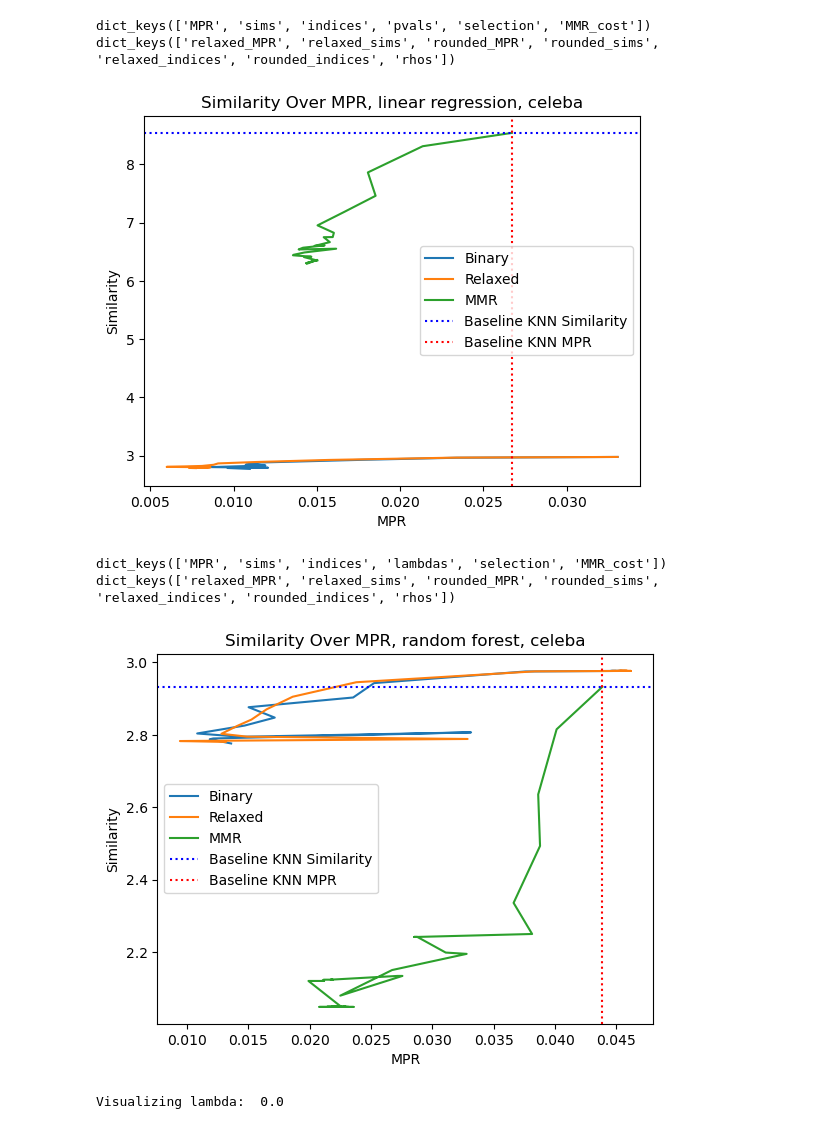
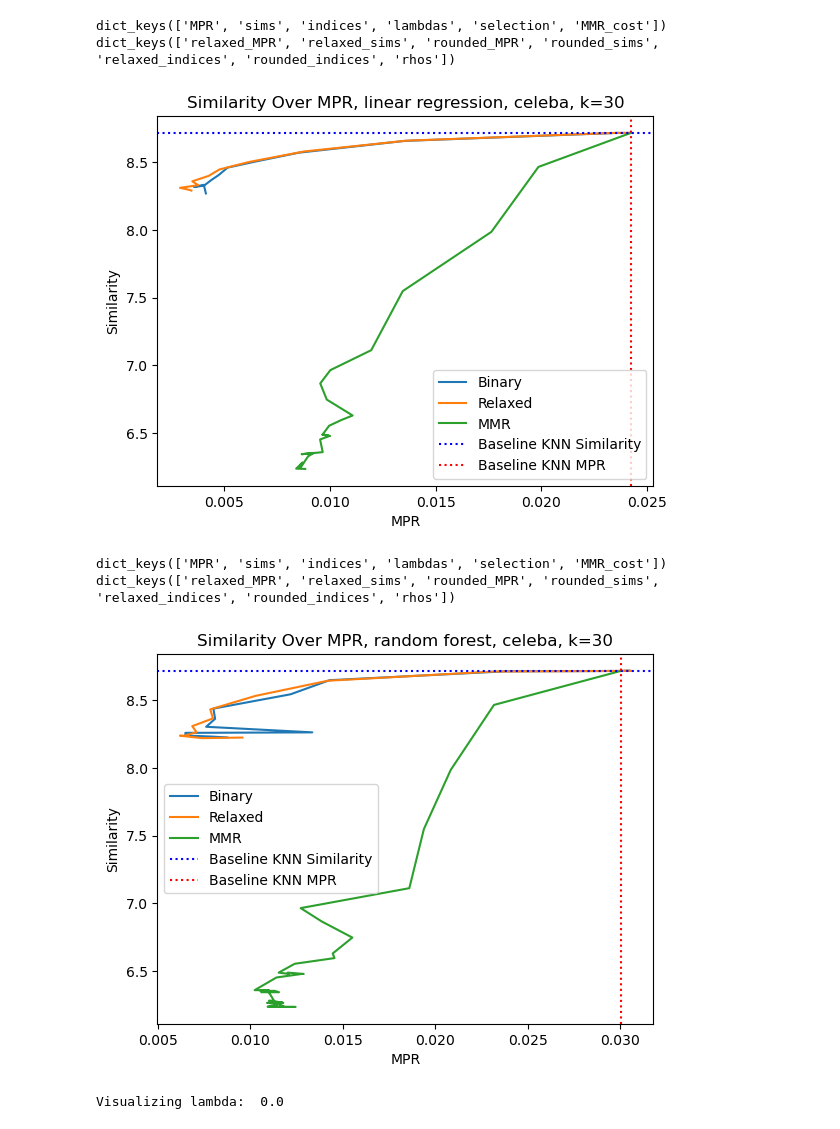
Before and after one commit to alex-oesterling/representational-retrieval, a Jupyter notebook: results/visualize_selection.ipynb, the cells around one changed output. Drawn from its saved outputs; the diff is of its cells as text; code cells hidden in the pictures.

Commit message:
Updated Plots

```diff
--- a/results/visualize_selection.ipynb
+++ b/results/visualize_selection.ipynb
@@ -4,45 +4,49 @@ from IPython.display import Image
 import numpy as np
 import matplotlib.pyplot as plt
 # %%
-with open('./celeba_mmr_10_linearregression.pkl', 'rb+') as f:
+functionclass = "linear regression"
+dataset = "celeba"
+k = 30
+
+with open('./alex/celeba_mmr_{}_linearregression.pkl'.format(k), 'rb+') as f:
         results_mmr_30_lr = pickle.load(f)
 
-with open('./celeba_oracle_10_linearregression.pkl', 'rb+') as f:
+with open('./alex/celeba_oracle_{}_linearregression.pkl'.format(k), 'rb+') as f:
         results_oracle_30_lr = pickle.load(f)
 
-functionclass = "linear regression"
-dataset = "celeba"
 
 print(results_mmr_30_lr.keys())
 print(results_oracle_30_lr.keys())
 
 sim_baseline = results_mmr_30_lr['sims'][0]
 rep_baseline = results_mmr_30_lr['MPR'][0]
 
 plt.figure()
-plt.title("Similarity Over MPR, {}, {}".format(functionclass, dataset))
+plt.title("Similarity Over MPR, {}, {}, k={}".format(functionclass, dataset,k))
 plt.plot(results_oracle_30_lr["rounded_MPR"], results_oracle_30_lr["rounded_sims"], label="Binary")
 plt.plot(results_oracle_30_lr["relaxed_MPR"], results_oracle_30_lr["relaxed_sims"], label="Relaxed")
 plt.plot(results_mmr_30_lr["MPR"], results_mmr_30_lr["sims"], label="MMR")
 plt.axhline(y=sim_baseline, color='b', linestyle=':', label="Baseline KNN Similarity")
 plt.axvline(x=rep_baseline, color='r', linestyle=':', label="Baseline KNN MPR")
 plt.xlabel('MPR')
 plt.ylabel('Similarity')
 plt.legend()
-plt.savefig("Similarity Over MPR, {}, {} K=10.png".format(functionclass, dataset))
+plt.savefig("Similarity Over MPR, {}, {} K={}.png".format(functionclass, dataset,k))
 # %% [output]
-dict_keys(['MPR', 'sims', 'indices', 'pvals', 'selection', 'MMR_cost'])
+dict_keys(['MPR', 'sims', 'indices', 'lambdas', 'selection', 'MMR_cost'])
 dict_keys(['relaxed_MPR', 'relaxed_sims', 'rounded_MPR', 'rounded_sims', 'relaxed_indices', 'rounded_indices', 'rhos'])
-[figure, old version]
+[figure, new version]
 # %%
-with open('./celeba_mmr_10_randomforest.pkl', 'rb+') as f:
+functionclass = "random forest"
+dataset = "celeba"
+k = 30
+
+with open('./alex/celeba_mmr_{}_randomforest.pkl'.format(k), 'rb+') as f:
         results_mmr_30_lr = pickle.load(f)
 
-with open('./celeba_oracle_10_randomforest.pkl', 'rb+') as f:
+with open('./alex/celeba_oracle_{}_randomforest.pkl'.format(k), 'rb+') as f:
         results_oracle_30_lr = pickle.load(f)
 
-functionclass = "random forest"
-dataset = "celeba"
 
 print(results_mmr_30_lr.keys())
 print(results_oracle_30_lr.keys())
@@ -51,7 +55,7 @@ sim_baseline = results_mmr_30_lr['sims'][0]
 rep_baseline = results_mmr_30_lr['MPR'][0]
 
 plt.figure()
-plt.title("Similarity Over MPR, {}, {}".format(functionclass, dataset))
+plt.title("Similarity Over MPR, {}, {}, k={}".format(functionclass, dataset,k))
 plt.plot(results_oracle_30_lr["rounded_MPR"], results_oracle_30_lr["rounded_sims"], label="Binary")
 plt.plot(results_oracle_30_lr["relaxed_MPR"], results_oracle_30_lr["relaxed_sims"], label="Relaxed")
 plt.plot(results_mmr_30_lr["MPR"], results_mmr_30_lr["sims"], label="MMR")
@@ -60,11 +64,11 @@ plt.axvline(x=rep_baseline, color='r', linestyle=':', label="Baseline KNN MPR")
 plt.xlabel('MPR')
 plt.ylabel('Similarity')
 plt.legend()
-plt.savefig("Similarity Over MPR, {}, {} K=10.png".format(functionclass, dataset))
+plt.savefig("Similarity Over MPR, {}, {} K={}.png".format(functionclass, dataset,k))
 # %% [output]
 dict_keys(['MPR', 'sims', 'indices', 'lambdas', 'selection', 'MMR_cost'])
 dict_keys(['relaxed_MPR', 'relaxed_sims', 'rounded_MPR', 'rounded_sims', 'relaxed_indices', 'rounded_indices', 'rhos'])
-[figure, old version]
+[figure, new version]
 # %%
 # bigger lambda (pvals) means more diversity
 visualize_lambda_idx = [0, 24, 49]
```
